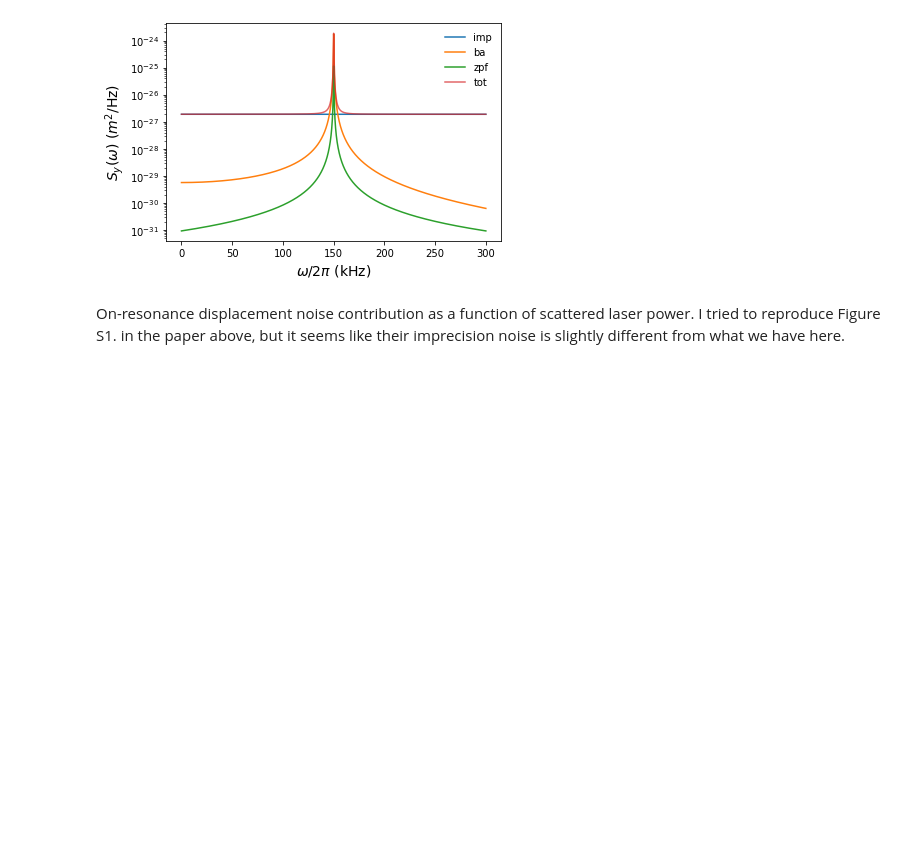
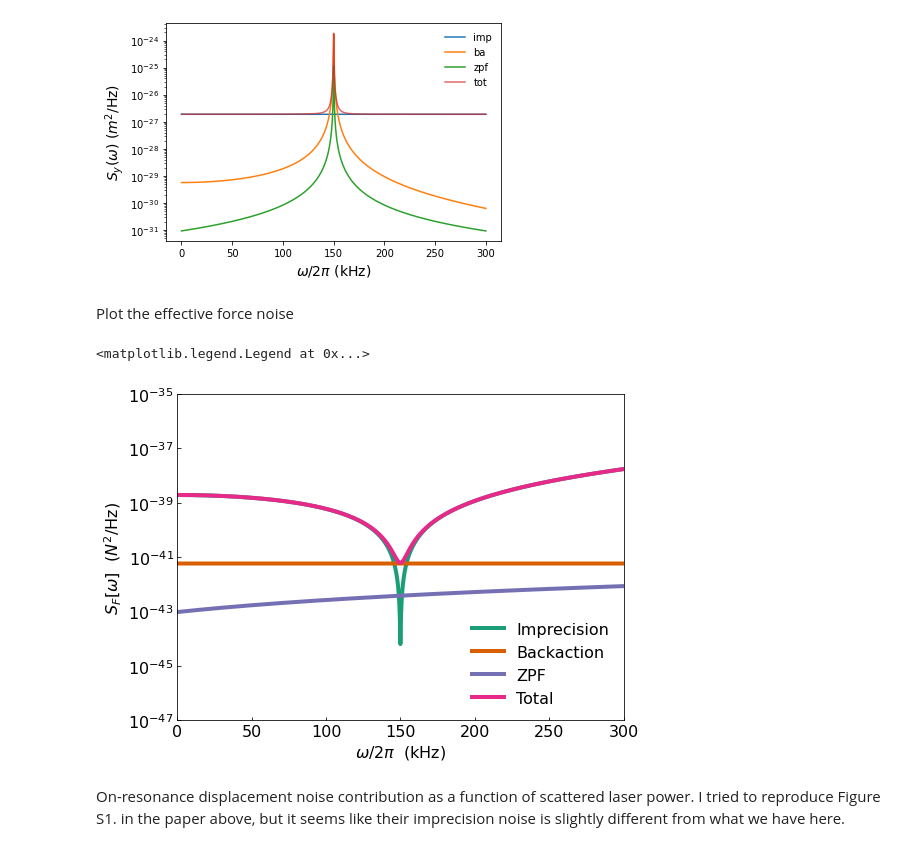
Before and after one commit to yuhants/sphere_notebooks, a Jupyter notebook: momentum_sensitivity.ipynb, the cells around one changed output. Drawn from its saved outputs; the diff is of its cells as text; code cells hidden in the pictures; blank space fills up the shorter version.

Commit message:
update force sensitivity plot

```diff
--- a/momentum_sensitivity.ipynb
+++ b/momentum_sensitivity.ipynb
@@ -84,6 +84,36 @@ plt.legend(frameon=False)
 plt.show()
 # %% [output]
 [figure]
+# %% [markdown]
+Plot the effective force noise
+# %%
+from matplotlib.cm import get_cmap
+fig, ax = plt.subplots(figsize=(8, 6))
+name = "Dark2"
+cmap = get_cmap(name)  # type: matplotlib.colors.ListedColormap
+colors = cmap.colors  # type: list
+ax.set_prop_cycle(color=colors)
+
+S_f_imp = S_y_imp / (np.abs(chi) * np.abs(chi))
+S_f_bac = np.full_like(omega, S_f_y_ba)
+S_f_zpf = S_y_zpf / (np.abs(chi) * np.abs(chi))
+
+ax.plot(omega/(1000*2*pi), S_f_imp, label='Imprecision', linewidth=4)
+ax.plot(omega/(1000*2*pi), S_f_bac, label='Backaction', linewidth=4)
+ax.plot(omega/(1000*2*pi), S_f_zpf, label='ZPF', linewidth=4)
+ax.plot(omega/(1000*2*pi),  S_f_imp + S_f_bac + S_f_zpf, label='Total', linewidth=4)
+
+ax.set_yscale('log')
+ax.set_xlabel(r'$\omega / 2 \pi$  (kHz)', fontsize=16)
+ax.set_ylabel(r'$S_F[\omega] \ \ $($N^2/\mathrm{Hz}$)', fontsize=16)
+ax.tick_params(axis='both', which='both', direction='in', labelsize=16)
+
+ax.set_xlim(0, 300)
+ax.set_ylim(1e-47, 1e-35)
+ax.legend(frameon=False, fontsize=16, loc='lower right')
+# %% [output]
+<matplotlib.legend.Legend at 0x...>
+[figure, added]
 # %% [markdown]
 On-resonance displacement noise contribution as a function of scattered laser power. I tried to reproduce Figure S1. in the paper above, but it seems like their imprecision noise is slightly different from what we have here.
 # %%
```
Also changed, not shown: parts of 3 cells of this notebook, 1 other file.
